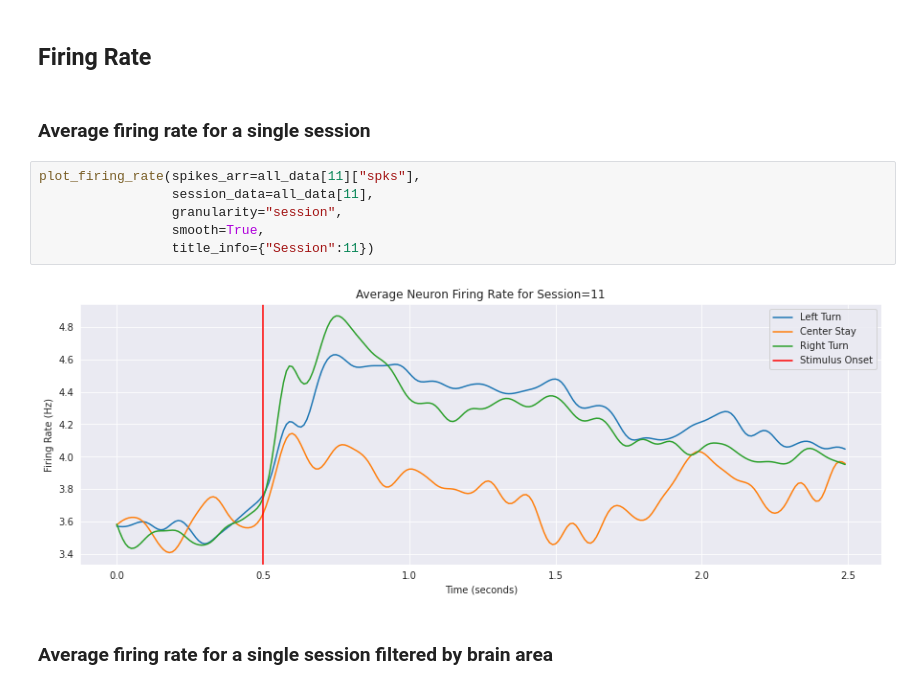
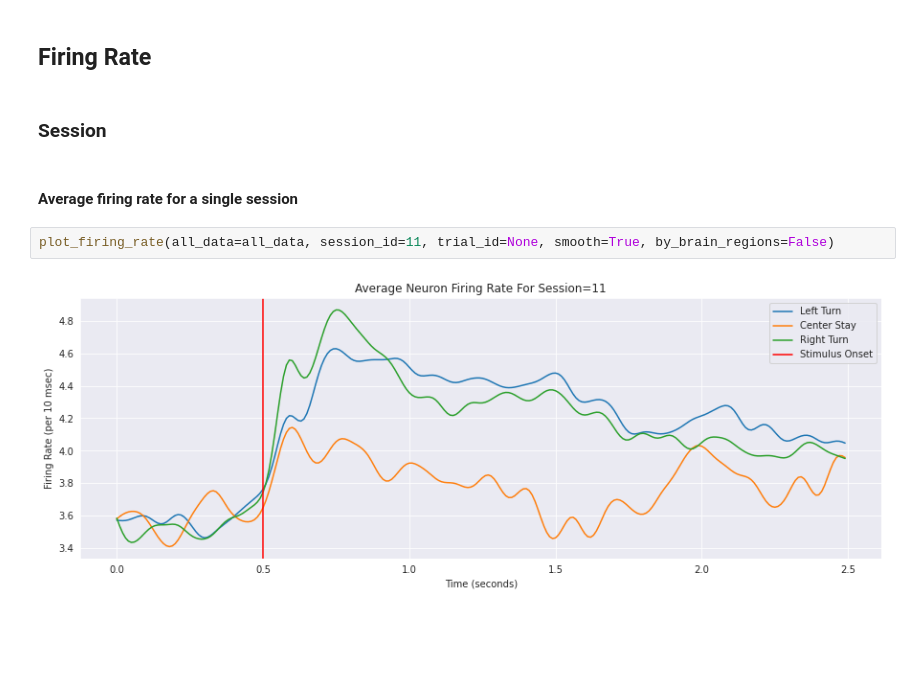
Before and after one commit to theairbend3r/spiking-brains, a Jupyter notebook: 02_behaviour_analysis.ipynb, the cells around one changed output. Saved outputs shown, nothing was run; the diff lists cells and outputs as text; blank space fills up the shorter version.

```diff
--- a/02_behaviour_analysis.ipynb
+++ b/02_behaviour_analysis.ipynb
@@ -138,14 +152,10 @@ plot_spikes_raster(trial_spikes_arr=single_trial_brain_region_spike_arr,
 # %% [markdown]
 ## Firing Rate
+# %% [markdown]
+### Session
 # %% [markdown]
-### Average firing rate for a single session
+#### Average firing rate for a single session
 # %%
-plot_firing_rate(spikes_arr=all_data[11]["spks"],
-                 session_data=all_data[11],
-                 granularity="session",
-                 smooth=True,
-                 title_info={"Session":11})
+plot_firing_rate(all_data=all_data, session_id=11, trial_id=None, smooth=True, by_brain_regions=False)
 # %% [output]
-[figure, old version]
+[figure, new version]
-# %% [markdown]
-### Average firing rate for a single session filtered by brain area
```
Also changed, not shown: parts of 35 cells of this notebook, 6 other files.
